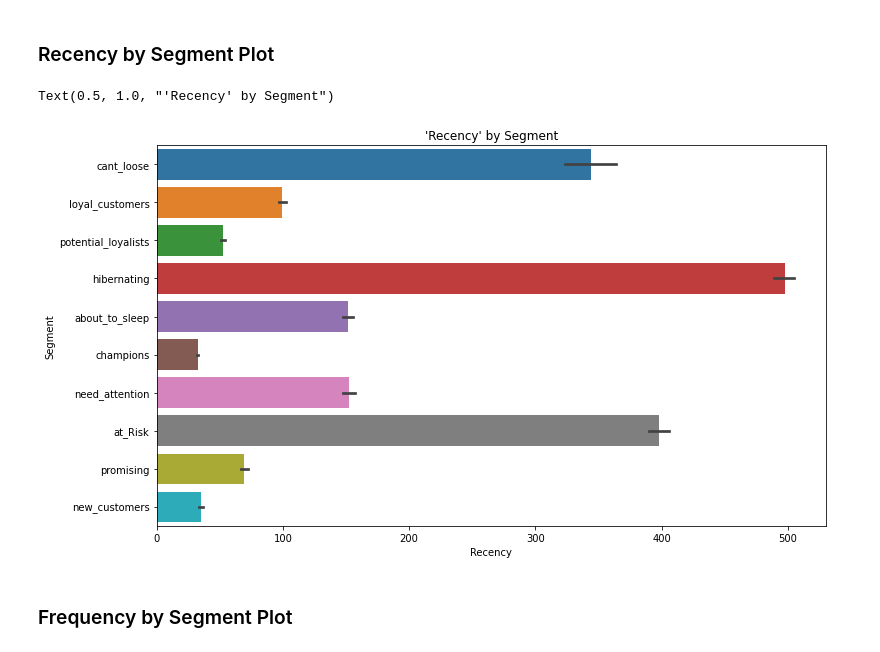
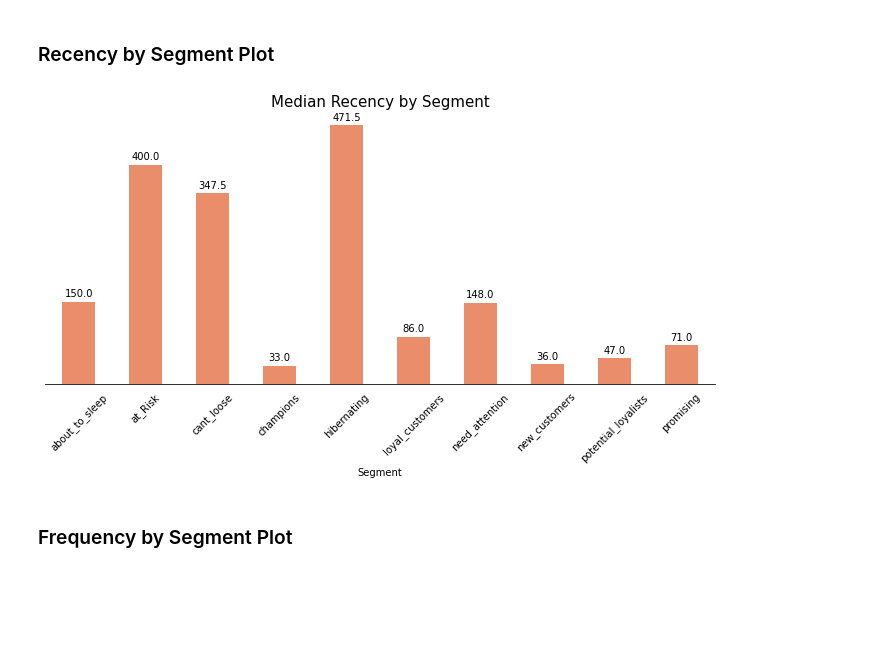
Before and after one commit to emirhansilsupur/CRM-Analytics, a Jupyter notebook: online_retail_for_rfm.ipynb, the cells around one changed output. Cells and saved outputs as stored; diff of their text form; code cells hidden in the pictures; blank space fills up the shorter version.

Commit message:
reorganize rfm plot v2

```diff
--- a/online_retail_for_rfm.ipynb
+++ b/online_retail_for_rfm.ipynb
@@ -339,11 +339,23 @@ rfm[rfm["RFM_Score"]=='555'].sort_values("Monetary", ascending=False).head(10)
 10 rows × 21 columns
 # %% [markdown]
 ### Recency by Segment Plot
-# %%
-fig = plt.figure(figsize = (12, 7))
-sns.barplot(x=rfm["Recency"],y=rfm["Segment"],orient="h").set_title("'Recency' by Segment")
-# %% [output]
-Text(0.5, 1.0, "'Recency' by Segment")
-[figure, removed]
+# %%
+fig,ax = plt.subplots(figsize=(12,5))
+rec_data = (rfm
+            .groupby("Segment")
+            .Recency
+            .median()
+            .head(10)
+            )
+(rec_data.plot.bar(ax=ax,rot=45))
+
+ax.spines[["top","left","right"]].set_visible(False)
+ax.set_title("Median Recency by Segment",fontsize=15)
+ax.get_yaxis().set_visible(False)
+ax.tick_params(bottom=False)
+for pos, value in enumerate(rec_data):
+    ax.text(pos, value+10, f"{value}",ha="center")
+# %% [output]
+[figure, added]
 # %% [markdown]
 ### Frequency by Segment Plot
```
Also changed, not shown: parts of 4 cells of this notebook.
